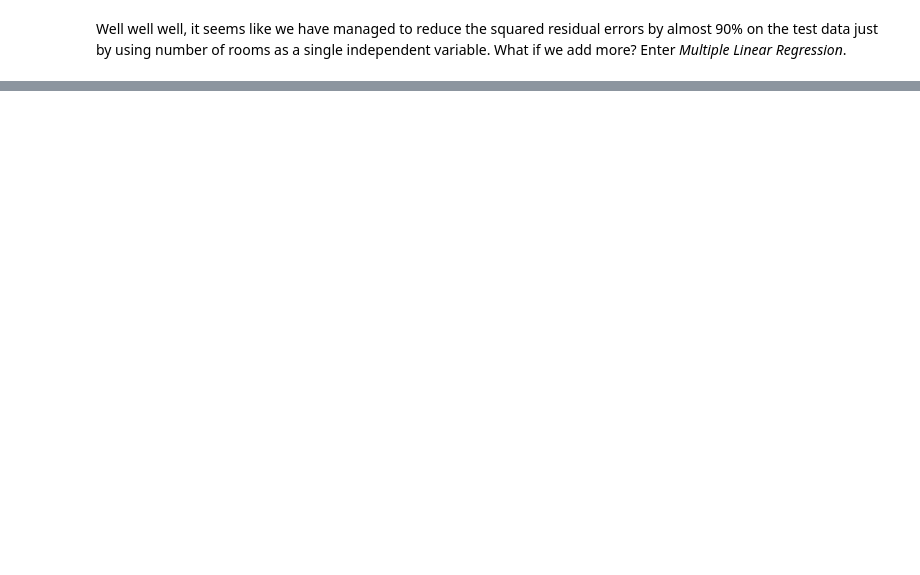
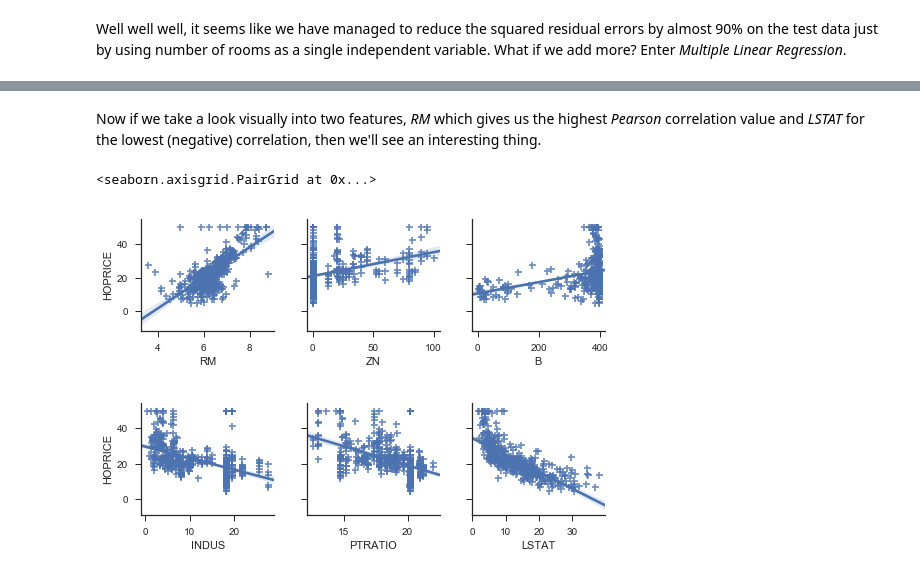
Before and after one commit to yanuartadityan/boston_house, a Jupyter notebook: EDA Boston House.ipynb, the cells around one changed output, grey strips where cells are left out. Drawn from its saved outputs; the diff is of its cells as text; code cells hidden in the pictures; blank space fills up the shorter version.

```diff
--- a/EDA Boston House.ipynb
+++ b/EDA Boston House.ipynb
@@ -366,0 +408,19 @@ Well well well, it seems like we have managed to reduce the squared residual err
+# %% [markdown]
+Now if we take a look visually into two features, *RM* which gives us the highest *Pearson* correlation value and *LSTAT* for the lowest (negative) correlation, then we'll see an interesting thing.
+# %%
+# let's plot correlation of RM and LSTAT w.r.t HOPRICE
+sns.set(style="ticks")
+sns.pairplot(df_boston_data,
+             y_vars=['HOPRICE'],
+             markers='+',
+             x_vars=['RM', 'ZN', 'B'],
+             kind='reg')
+sns.pairplot(df_boston_data,
+             y_vars=['HOPRICE'],
+             markers='+',
+             x_vars=['INDUS', 'PTRATIO', 'LSTAT'],
+             kind='reg')
+# %% [output]
+<seaborn.axisgrid.PairGrid at 0x...>
+[figure, added]
+[figure, added]
```
Also changed, not shown: parts of 27 cells of this notebook.
